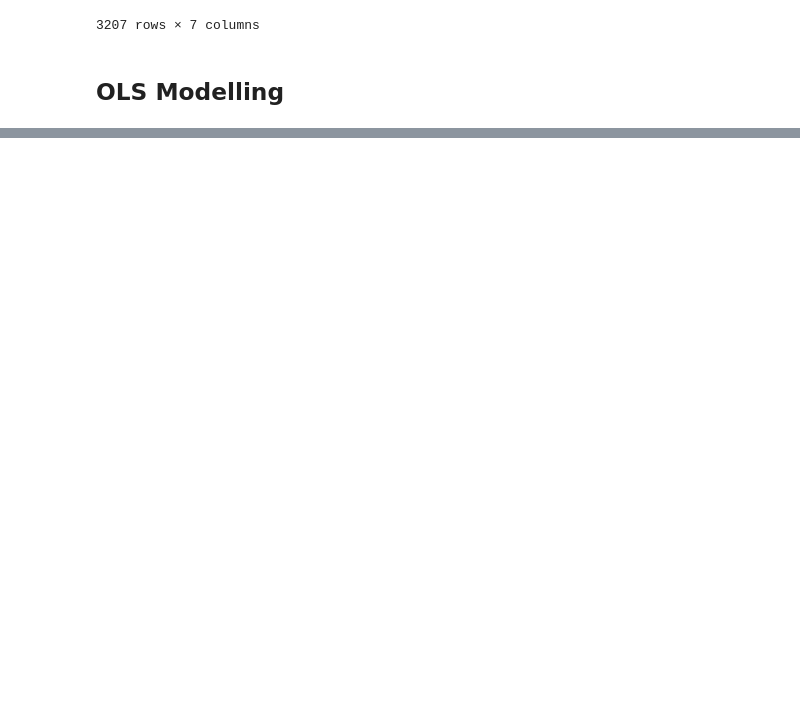
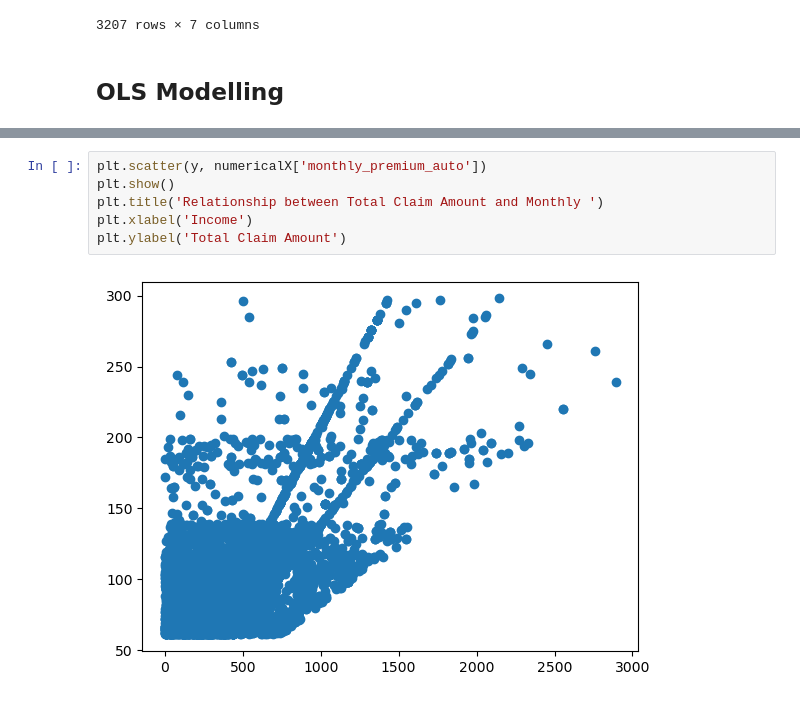
Before and after one commit to aychakurtulush/Ironhack-Labs, a Jupyter notebook: Customer_Analysis_Case_Study/Linear Regression Model.ipynb, the cells around one changed output, grey strips where cells are left out. Drawn from its saved outputs; the diff is of its cells as text; blank space fills up the shorter version.

```diff
--- a/Customer_Analysis_Case_Study/Linear Regression Model.ipynb
+++ b/Customer_Analysis_Case_Study/Linear Regression Model.ipynb
@@ -139,0 +150,8 @@ Notes:
+# %%
+plt.scatter(y, numericalX['monthly_premium_auto'])
+plt.show()
+plt.title('Relationship between Total Claim Amount and Monthly ')
+plt.xlabel('Income')
+plt.ylabel('Total Claim Amount')
+# %% [output]
+[figure, added]
```
Also changed, not shown: parts of 3 cells of this notebook.
